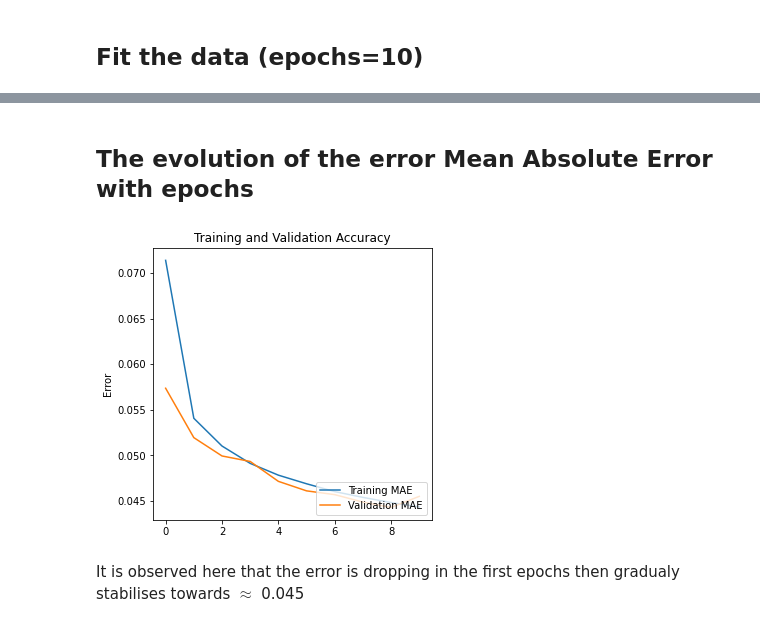
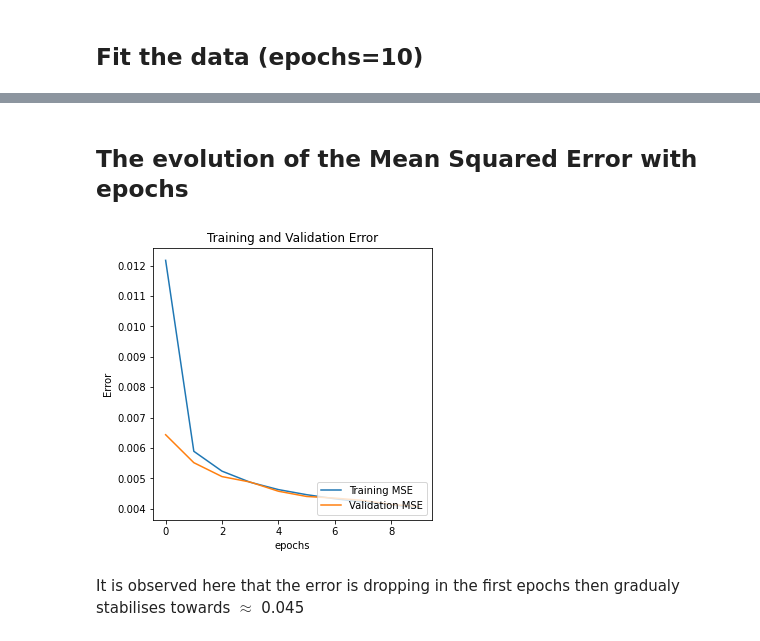
Before and after one commit to lougau92/Autoencoder-for-image-coloring, a Jupyter notebook: notebook.ipynb, the cells around one changed output, grey strips where cells are left out. Cells and saved outputs as stored; diff of their text form; code cells hidden in the pictures.

```diff
--- a/notebook.ipynb
+++ b/notebook.ipynb
@@ -34,11 +34,11 @@ y = np.concatenate((y_train, y_test), axis=0)
 
 # 80% train, 10% validation, 10% test
 x_train, x_test, _, y_test = train_test_split(x, y, test_size=0.2, random_state=42)
-x_validation, x_test, _, _ = train_test_split(x_test, y_test, test_size=0.5, random_state=42)
+x_val, x_test, _, _ = train_test_split(x_test, y_test, test_size=0.5, random_state=42)
 
 # Print shape
 print (x_train.shape) # 80% => 48 000 instances
-print (x_validation.shape) # 10% => 6 000 instances
+print (x_val.shape) # 10% => 6 000 instances
 print (x_test.shape) # 10% => 6 000 instances
 # %% [output]
 (48000, 32, 32, 3)
@@ -87,7 +87,7 @@ class Autoencoder(Model):
 
 autoencoder = Autoencoder()
 # Define optimizer and the error function
-autoencoder.compile(optimizer='adam', loss=losses.MeanSquaredError(), metrics = "MeanAbsoluteError")
+autoencoder.compile(optimizer='adam', loss=losses.MeanSquaredError(), metrics = "MeanSquaredError")
 # %% [markdown]
 ## Display structure NN
 # %%
@@ -139,12 +139,13 @@ def plot_training_curves(acc, val_acc, loss = None, val_loss = None, ft = False)
 
   plt.figure(figsize=(5, 5))
 #   plt.subplot(2, 1, 1)
-  plt.title("Train and validation MAE over the epochs")
-  plt.plot(acc, label='Training MAE')
-  plt.plot(val_acc, label='Validation MAE')
+  plt.title("Train and validation MSE over the epochs")
+  plt.plot(acc, label='Training MSE')
+  plt.plot(val_acc, label='Validation MSE')
   plt.legend(loc='lower right')
   plt.ylabel('Error')
-  plt.title('Training and Validation Accuracy')
+  plt.xlabel("epochs")
+  plt.title('Training and Validation Error')
 
 #   plt.subplot(2, 1, 2)
 #   plt.plot(loss, label='Training Loss')
@@ -155,14 +156,14 @@ def plot_training_curves(acc, val_acc, loss = None, val_loss = None, ft = False)
 #   plt.xlabel('epoch')
   plt.show()
 # %% [markdown]
-## The evolution of the error Mean Absolute Error with epochs
+## The evolution of the Mean Squared Error with epochs
 # %%
-mae = history.history['mean_absolute_error']
-val_mae = history.history['val_mean_absolute_error']
+mse = history.history['mean_squared_error']
+val_mse = history.history['val_mean_squared_error']
 
-plot_training_curves(mae, val_mae)
+plot_training_curves(mse, val_mse)
 # %% [output]
-[figure, old version]
+[figure, new version]
 # %% [markdown]
 It is observed here that the error is dropping in the first epochs then gradualy stabilises towards $\approx$ 0.045
 # %% [markdown]
```
Also changed, not shown: parts of 5 cells of this notebook, 1 other file.
